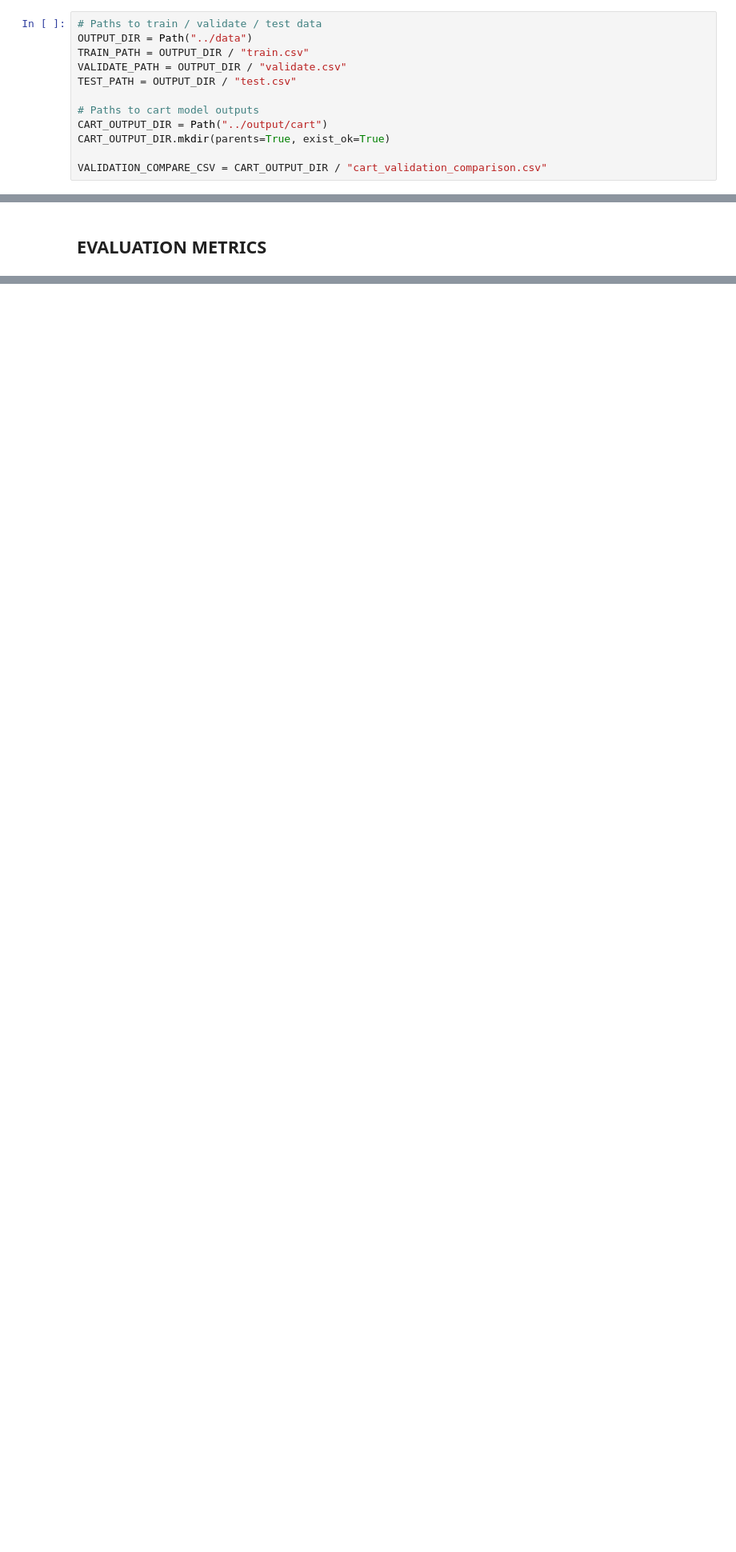
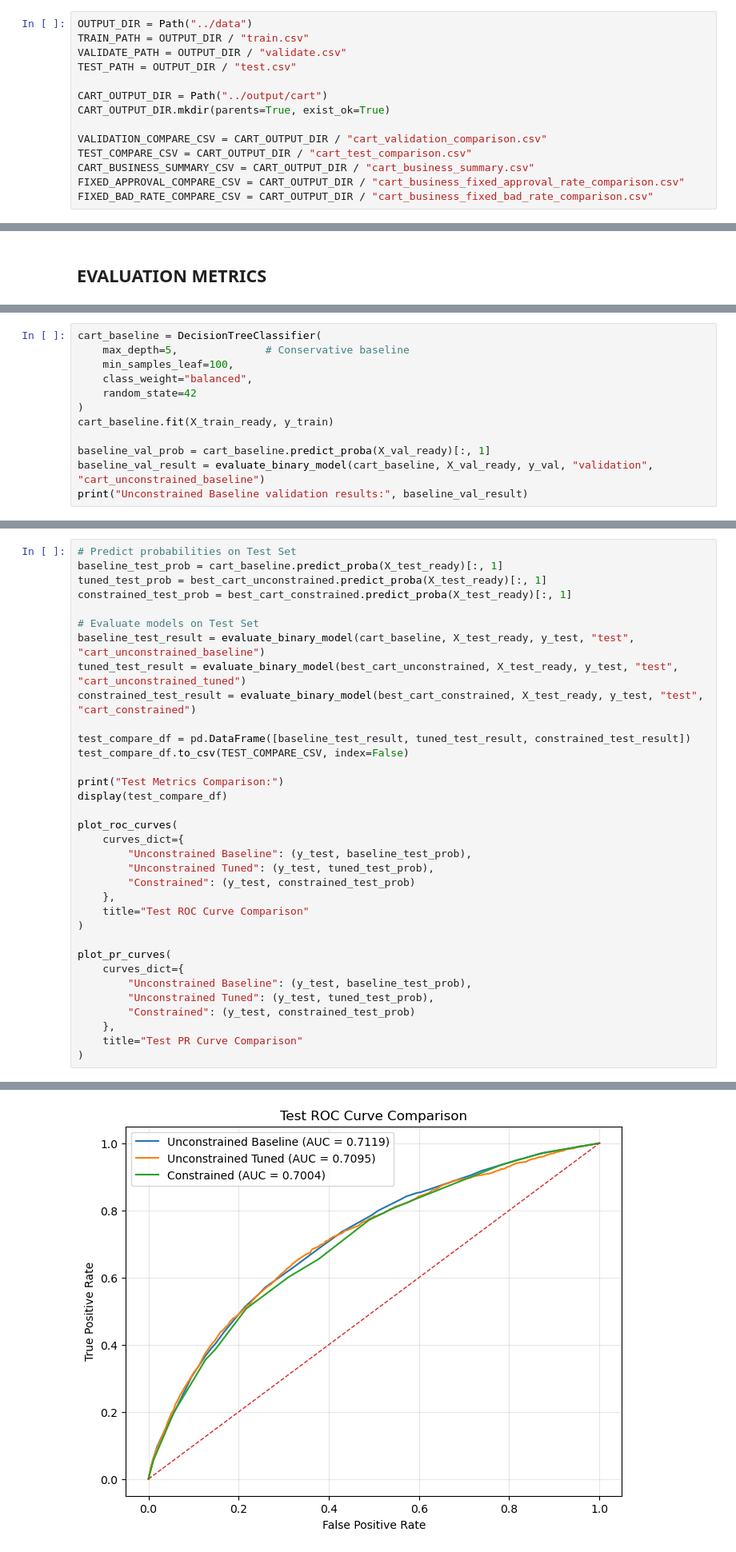
Before and after one commit to jlsampedromazon/credit-risk-model-constraint-eval, a Jupyter notebook: scripts/cart_models.ipynb, the cells around one changed output, grey strips where cells are left out. Shown at 80% size. Drawn from its saved outputs; the diff is of its cells as text; blank space fills up the shorter version.

```diff
--- a/scripts/cart_models.ipynb
+++ b/scripts/cart_models.ipynb
@@ -31,14 +24,16 @@ import seaborn as sns
 # %% [markdown]
 ### PATHS
 # %%
-# Paths to train / validate / test data
 OUTPUT_DIR = Path("../data")
 TRAIN_PATH = OUTPUT_DIR / "train.csv"
 VALIDATE_PATH = OUTPUT_DIR / "validate.csv"
 TEST_PATH = OUTPUT_DIR / "test.csv"
 
-# Paths to cart model outputs
 CART_OUTPUT_DIR = Path("../output/cart")
 CART_OUTPUT_DIR.mkdir(parents=True, exist_ok=True)
 
 VALIDATION_COMPARE_CSV = CART_OUTPUT_DIR / "cart_validation_comparison.csv"
+TEST_COMPARE_CSV = CART_OUTPUT_DIR / "cart_test_comparison.csv"
+CART_BUSINESS_SUMMARY_CSV = CART_OUTPUT_DIR / "cart_business_summary.csv"
+FIXED_APPROVAL_COMPARE_CSV = CART_OUTPUT_DIR / "cart_business_fixed_approval_rate_comparison.csv"
+FIXED_BAD_RATE_COMPARE_CSV = CART_OUTPUT_DIR / "cart_business_fixed_bad_rate_comparison.csv"
@@ -165,0 +182,12 @@ def plot_pr_curves(curves_dict, title):
+# %%
+cart_baseline = DecisionTreeClassifier(
+    max_depth=5,              # Conservative baseline
+    min_samples_leaf=100,
+    class_weight="balanced",
+    random_state=42
+)
+cart_baseline.fit(X_train_ready, y_train)
+
+baseline_val_prob = cart_baseline.predict_proba(X_val_ready)[:, 1]
+baseline_val_result = evaluate_binary_model(cart_baseline, X_val_ready, y_val, "validation", "cart_unconstrained_baseline")
+print("Unconstrained Baseline validation results:", baseline_val_result)
@@ -295,0 +306,35 @@ for metric in metrics_to_plot:
+# %%
+# Predict probabilities on Test Set
+baseline_test_prob = cart_baseline.predict_proba(X_test_ready)[:, 1]
+tuned_test_prob = best_cart_unconstrained.predict_proba(X_test_ready)[:, 1]
+constrained_test_prob = best_cart_constrained.predict_proba(X_test_ready)[:, 1]
+
+# Evaluate models on Test Set
+baseline_test_result = evaluate_binary_model(cart_baseline, X_test_ready, y_test, "test", "cart_unconstrained_baseline")
+tuned_test_result = evaluate_binary_model(best_cart_unconstrained, X_test_ready, y_test, "test", "cart_unconstrained_tuned")
+constrained_test_result = evaluate_binary_model(best_cart_constrained, X_test_ready, y_test, "test", "cart_constrained")
+
+test_compare_df = pd.DataFrame([baseline_test_result, tuned_test_result, constrained_test_result])
+test_compare_df.to_csv(TEST_COMPARE_CSV, index=False)
+
+print("Test Metrics Comparison:")
+display(test_compare_df)
+
+plot_roc_curves(
+    curves_dict={
+        "Unconstrained Baseline": (y_test, baseline_test_prob),
+        "Unconstrained Tuned": (y_test, tuned_test_prob),
+        "Constrained": (y_test, constrained_test_prob)
+    },
+    title="Test ROC Curve Comparison"
+)
+
+plot_pr_curves(
+    curves_dict={
+        "Unconstrained Baseline": (y_test, baseline_test_prob),
+        "Unconstrained Tuned": (y_test, tuned_test_prob),
+        "Constrained": (y_test, constrained_test_prob)
+    },
+    title="Test PR Curve Comparison"
+)
+# %% [output]
@@ -295,0 +346 @@ for metric in metrics_to_plot:
+[figure, added]
```
Also changed, not shown: parts of 25 cells of this notebook.
